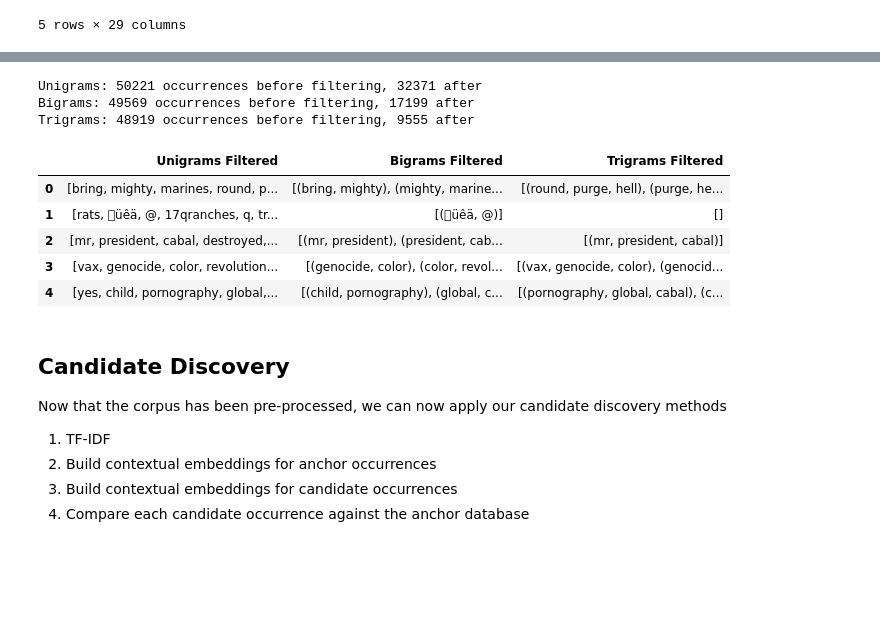
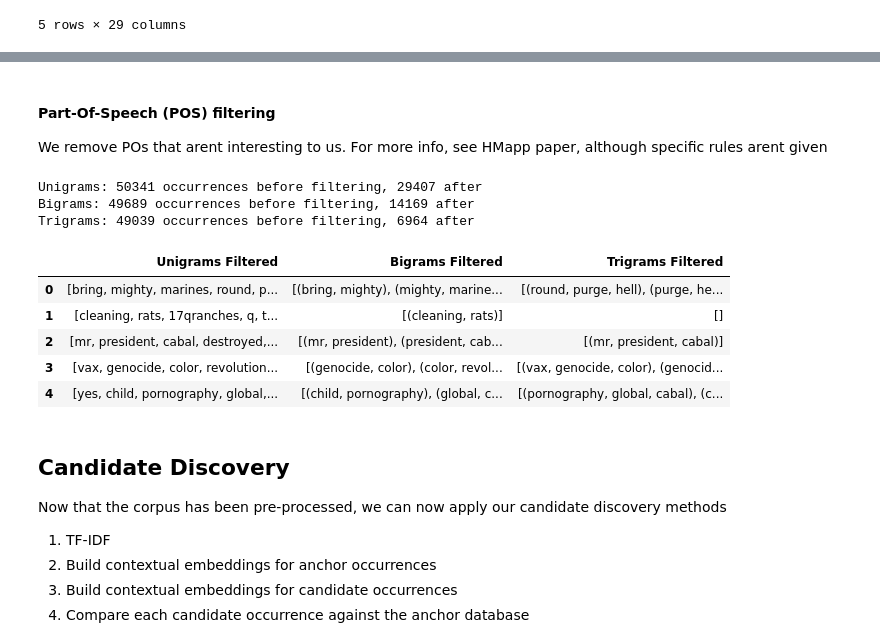
Before and after one commit to FaureArm/Emerging_Coded_Hate_Speech, a Jupyter notebook: Reproduce.ipynb, the cells around one changed output, grey strips where cells are left out. Cells and saved outputs as stored; diff of their text form; code cells hidden in the pictures; blank space fills up the shorter version.

```diff
--- a/Reproduce.ipynb
+++ b/Reproduce.ipynb
@@ -101,0 +187,14 @@ Name: Post Text Without Stopwords, dtype: str
+# %%
+# split into two new cols the different types of data
+
+# text as is required for BERT
+# aka just cleaned
+data["Text for Candidate Extraction"] = (
+    data["Text for BERT"].apply(cleanup)
+)
+
+# text as is required for TFIDF
+# list of words, with position, stop-words applied, etc
+data["Word Tokens"] = (
+    data["Text for Candidate Extraction"].apply(tokenize_with_positions)
+)
@@ -103,22 +222,18 @@ Name: Post Text Without Stopwords, dtype: str
 # construct unigram, bigram and trigram features
 # def: a n-gram is a sequence of n adjacent words
 
-# thus, we have to do word-token tokenisation first, then we can generate n-grams
+# word-token tokenisation is necessary for this step,
+# but was done when creating the 'word token' col
 
-test = data['Post Text Without Stopwords'].iloc[0]
-tokens = word_tokenize(test)
-unigrams_list = tokens
-bigram_list = list(bigrams(tokens))
-trigram_list = list(trigrams(tokens))
-
-data["Unigrams"] = data["Post Text Without Stopwords"].apply(
-    lambda text: word_tokenize(text) if isinstance(text, str) else []
+data["Unigrams"] = data["Word Tokens"].apply(
+    lambda tokens: [token["word"] for token in tokens]
 )
 data["Bigrams"] = data["Unigrams"].apply(
-    lambda tokens: list(bigrams(tokens))
+    lambda words: list(bigrams(words))
 )
+
 data["Trigrams"] = data["Unigrams"].apply(
-    lambda tokens: list(trigrams(tokens))
+    lambda words: list(trigrams(words))
 )
 
 
@@ -171,6 +292,9 @@ data[["Unigrams POS", "Bigrams POS", "Trigrams POS"]].head()
 | 2 | [[(mr, NN)], [(president, NN)], [... | [[(mr, NN), (president, NN)], [(p... | [[(mr, NN), (president, NN), (cab... |
 | 3 | [[(vax, NN)], [(genocide, NN)], [... | [[(vax, NNS), (genocide, VBP)], [... | [[(vax, NN), (genocide, NN), (col... |
 | 4 | [[(yes, NNS)], [(,, ,)], [(child,... | [[(yes, NNS), (,, ,)], [(,, ,), (... | [[(yes, UH), (,, ,), (child, NN)]... |
+# %% [markdown]
+#### Part-Of-Speech (POS) filtering
+We remove POs that arent interesting to us. For more info, see HMapp paper, although specific rules arent given
 # %%
 # Provisional POS rules: these are not verified HMApp rules.
 # Keep single nouns/adjectives, and noun/adjective phrases ending in a noun.
@@ -178,37 +302,43 @@ data[["Unigrams POS", "Bigrams POS", "Trigrams POS"]].head()
 def keep_candidate(tagged_gram):
     tags = [tag for word, tag in tagged_gram]
     if not tags:
+        return False
+    # Reject candidates containing tokens made entirely of symbols. NB: could be worth keeping?
+    if any(
+        not any(char.isalnum() for char in word)
+        for word, tag in tagged_gram
+    ):
         return False
     if len(tags) == 1:
         return tags[0].startswith(("NN", "JJ"))
     return (
         all(tag.startswith(("NN", "JJ")) for tag in tags)
         and tags[-1].startswith("NN")
     )
 
 # Preserve original candidates and store survivors separately.
 for column in ("Unigrams", "Bigrams", "Trigrams"):
     def filter_candidates(tagged_candidates):
         kept = []
         for gram in tagged_candidates:
             if keep_candidate(gram):
                 words = tuple(word for word, tag in gram)
                 kept.append(words[0] if len(words) == 1 else words)
         return kept
 
     data[f"{column} Filtered"] = data[f"{column} POS"].apply(filter_candidates)
     before = data[column].apply(len).sum()
     after = data[f"{column} Filtered"].apply(len).sum()
     print(f"{column}: {before} occurrences before filtering, {after} after")
 
 data[["Unigrams Filtered", "Bigrams Filtered", "Trigrams Filtered"]].head()
 # %% [output]
-Unigrams: 50221 occurrences before filtering, 32371 after
-Bigrams: 49569 occurrences before filtering, 17199 after
-Trigrams: 48919 occurrences before filtering, 9555 after
+Unigrams: 50341 occurrences before filtering, 29407 after
+Bigrams: 49689 occurrences before filtering, 14169 after
+Trigrams: 49039 occurrences before filtering, 6964 after
 |  | Unigrams Filtered | Bigrams Filtered | Trigrams Filtered |
 | 0 | [bring, mighty, marines, round, p... | [(bring, mighty), (mighty, marine... | [(round, purge, hell), (purge, he... |
-| 1 | [rats, üêä, @, 17qranches, q, tr... | [(üêä, @)] | [] |
+| 1 | [cleaning, rats, 17qranches, q, t... | [(cleaning, rats)] | [] |
 | 2 | [mr, president, cabal, destroyed,... | [(mr, president), (president, cab... | [(mr, president, cabal)] |
 | 3 | [vax, genocide, color, revolution... | [(genocide, color), (color, revol... | [(vax, genocide, color), (genocid... |
 | 4 | [yes, child, pornography, global,... | [(child, pornography), (global, c... | [(pornography, global, cabal), (c... |
```
Also changed, not shown: parts of 46 cells of this notebook, 5 other files.
